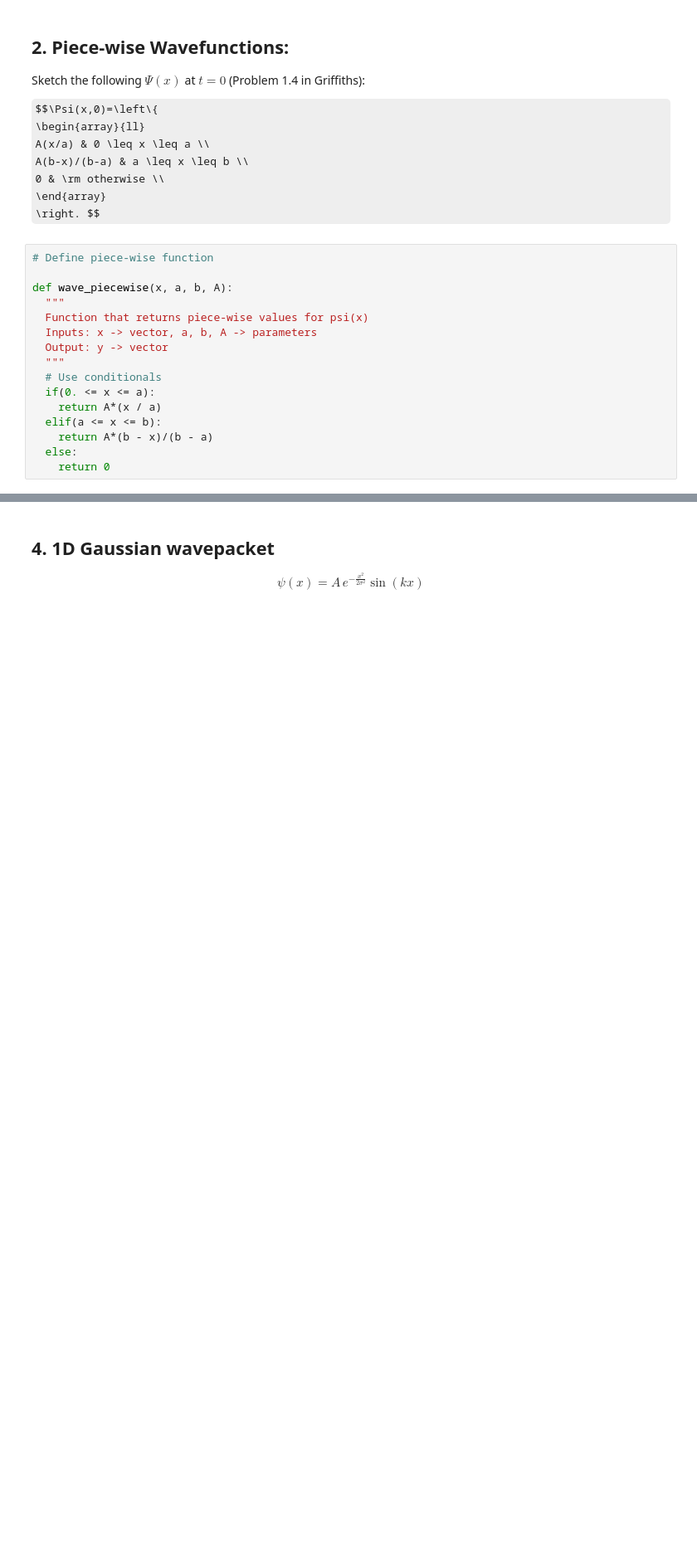
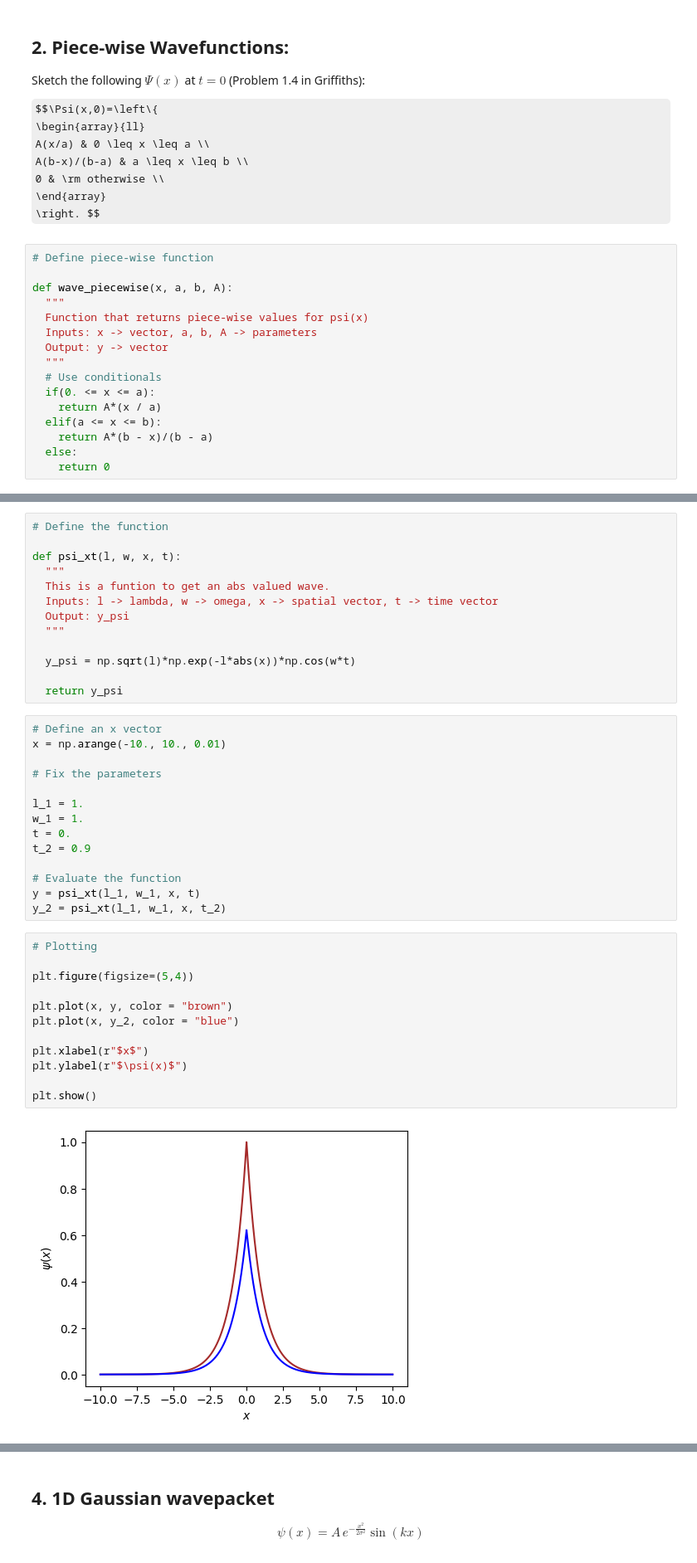
Before and after one commit to wbandabarragan/quantum-mechanics-1, a Jupyter notebook: python-resources/python_for_QM04.ipynb, the cells around one changed output, grey strips where cells are left out. Shown at 83% size. Cells and saved outputs as stored; diff of their text form; some formulas as TeX source; blank space fills up the shorter version.

```diff
--- a/python-resources/python_for_QM04.ipynb
+++ b/python-resources/python_for_QM04.ipynb
@@ -137,3 +159,44 @@ $\Psi(x,t) = A\,e^{-\lambda|\,x|}\,e^{-i\omega t}$
 where $A=\sqrt{\lambda}$, $\lambda$, and $\omega$ are positive real constants.
 
 Sketch $|\Psi|^2$ versus $x$ for $\lambda$ different values, and different times.
+# %%
+# Define the function
+
+def psi_xt(l, w, x, t):
+  """
+  This is a funtion to get an abs valued wave.
+  Inputs: l -> lambda, w -> omega, x -> spatial vector, t -> time vector
+  Output: y_psi
+  """
+
+  y_psi = np.sqrt(l)*np.exp(-l*abs(x))*np.cos(w*t)
+
+  return y_psi
+# %%
+# Define an x vector
+x = np.arange(-10., 10., 0.01)
+
+# Fix the parameters
+
+l_1 = 1.
+w_1 = 1.
+t = 0.
+t_2 = 0.9
+
+# Evaluate the function
+y = psi_xt(l_1, w_1, x, t)
+y_2 = psi_xt(l_1, w_1, x, t_2)
+# %%
+# Plotting
+
+plt.figure(figsize=(5,4))
+
+plt.plot(x, y, color = "brown")
+plt.plot(x, y_2, color = "blue")
+
+plt.xlabel(r"$x$")
+plt.ylabel(r"$\psi(x)$")
+
+plt.show()
+# %% [output]
+[figure, added]
```
Also changed, not shown: parts of 6 cells of this notebook.
